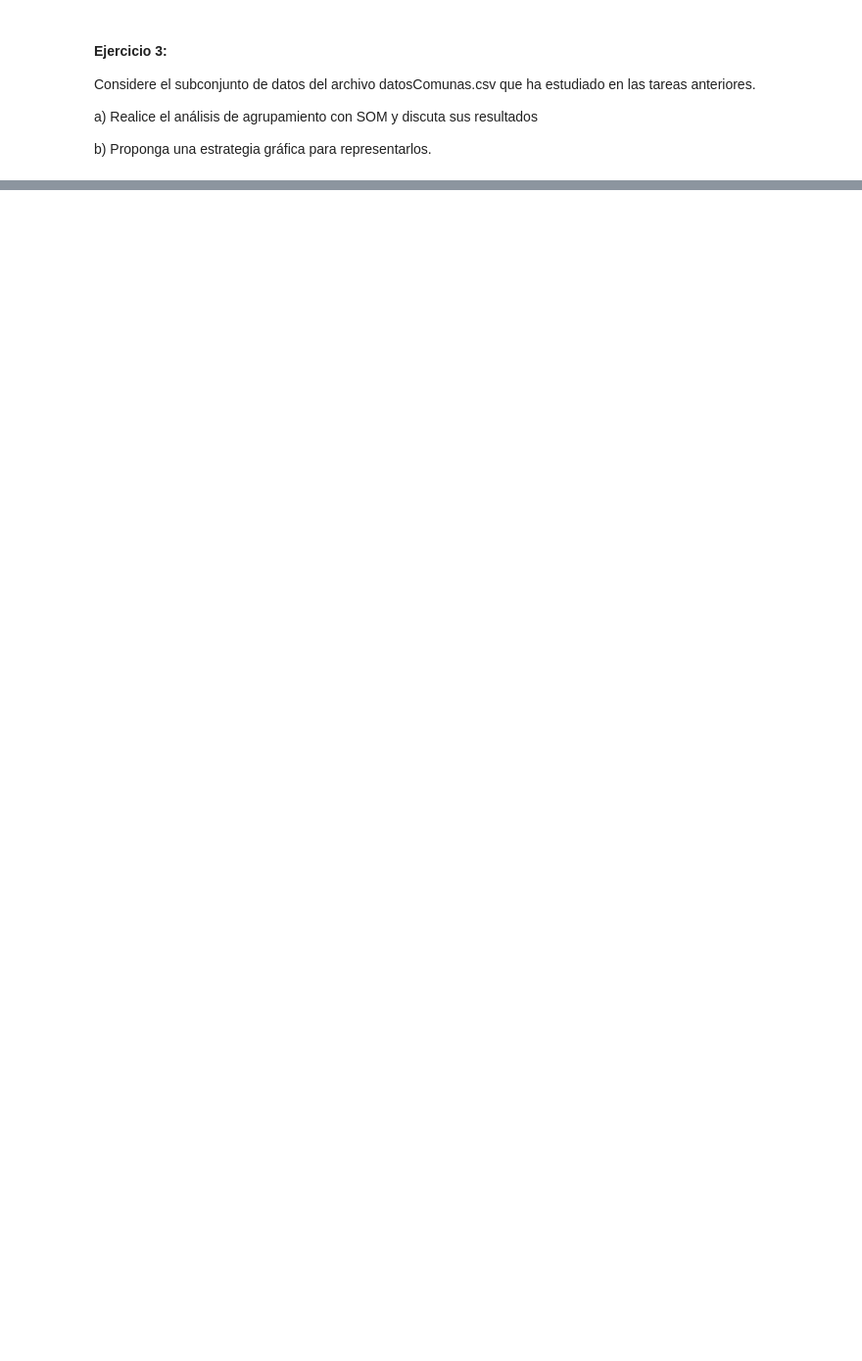
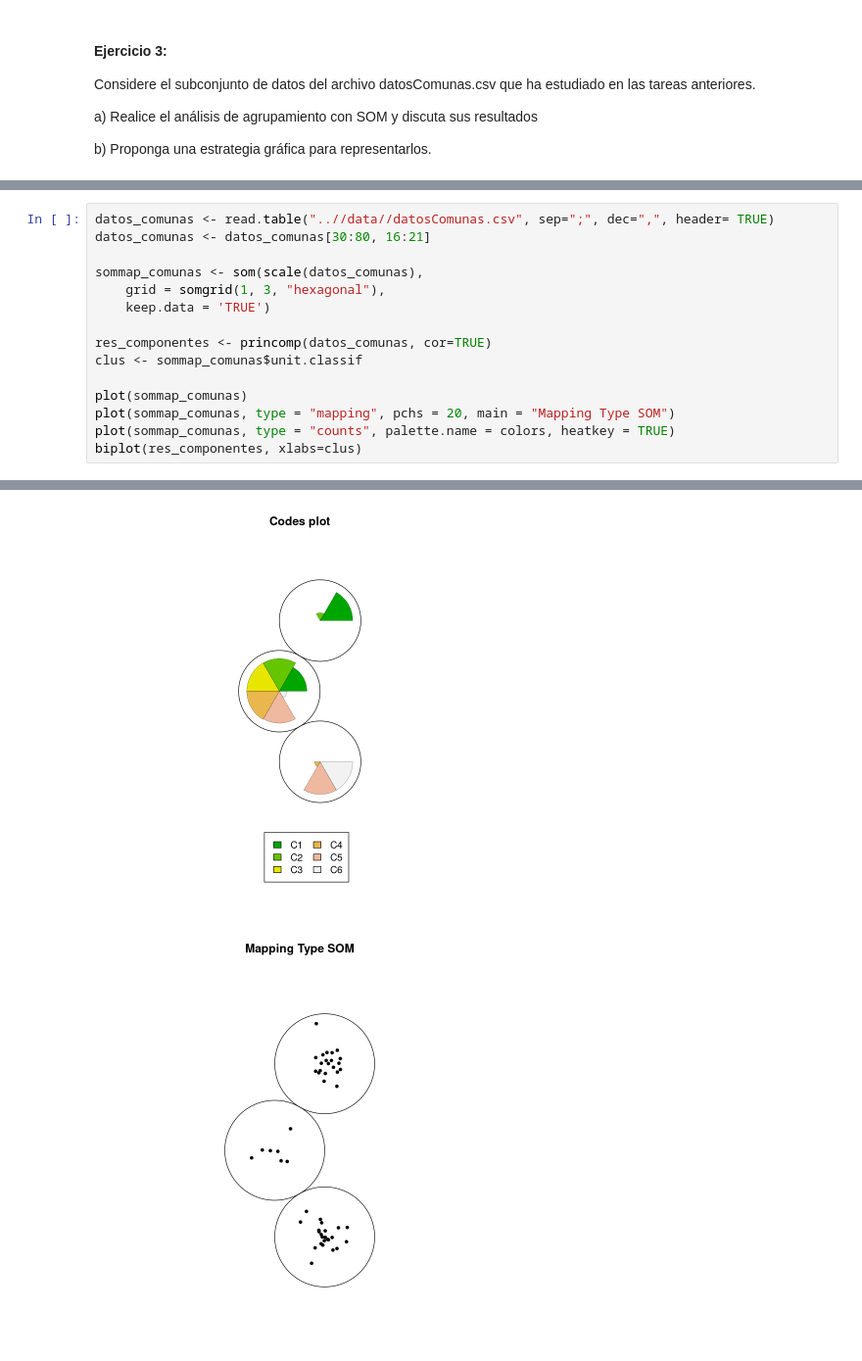
Before and after one commit to Diego-Hinrichs/PCA-INFO257, a Jupyter notebook: clustering/Clustering_Notebook3.ipynb, the cells around one changed output, grey strips where cells are left out. Shown at 98% size. Saved outputs shown, nothing was run; the diff lists cells and outputs as text; blank space fills up the shorter version.

```diff
--- a/clustering/Clustering_Notebook3.ipynb
+++ b/clustering/Clustering_Notebook3.ipynb
@@ -89,0 +199,16 @@ b) Proponga una estrategia gráfica para representarlos.
+# %%
+datos_comunas <- read.table("..//data//datosComunas.csv", sep=";", dec=",", header= TRUE)
+datos_comunas <- datos_comunas[30:80, 16:21]
+
+sommap_comunas <- som(scale(datos_comunas),
+    grid = somgrid(1, 3, "hexagonal"),
+    keep.data = 'TRUE')
+
+res_componentes <- princomp(datos_comunas, cor=TRUE)
+clus <- sommap_comunas$unit.classif
+
+plot(sommap_comunas)
+plot(sommap_comunas, type = "mapping", pchs = 20, main = "Mapping Type SOM")
+plot(sommap_comunas, type = "counts", palette.name = colors, heatkey = TRUE)
+biplot(res_componentes, xlabs=clus)
+# %% [output]
@@ -89,0 +217,2 @@ b) Proponga una estrategia gráfica para representarlos.
+[figure, added]
+[figure, added]
```
Also changed, not shown: parts of 17 cells of this notebook.
